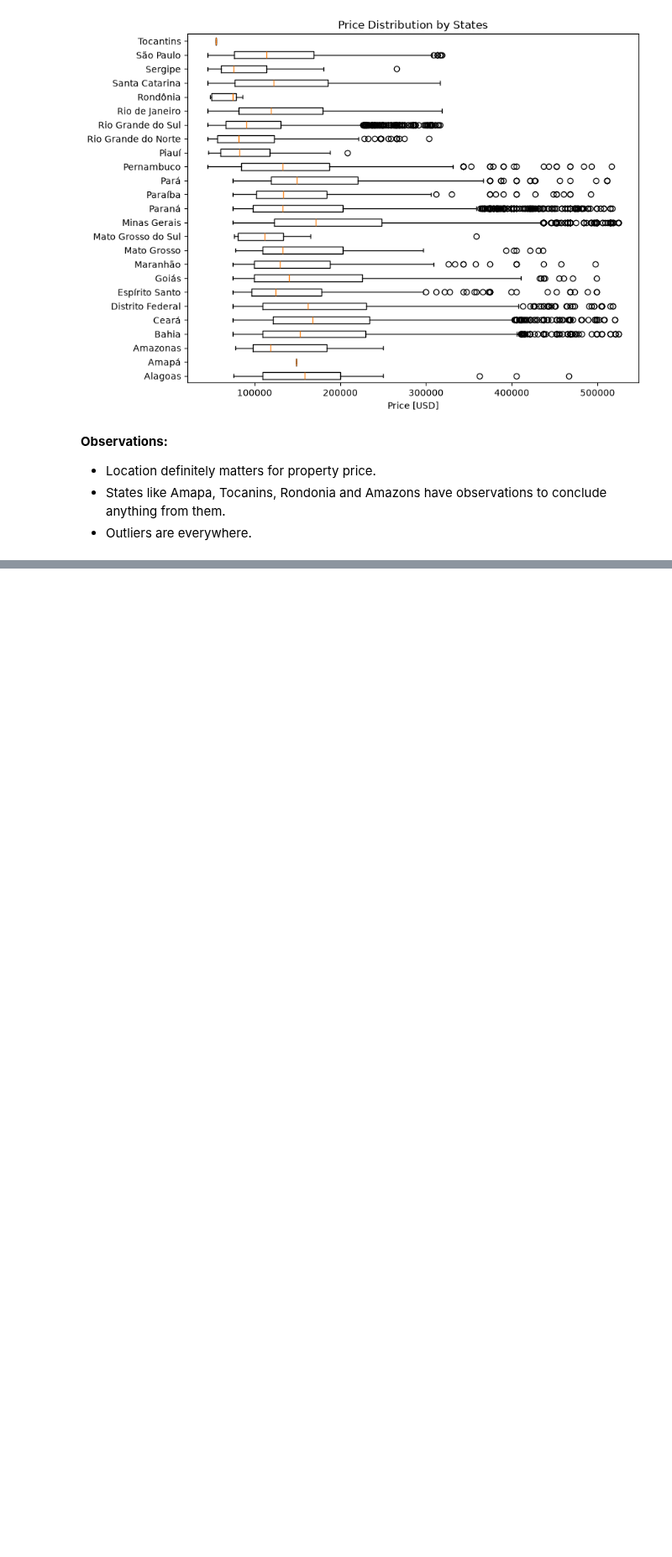
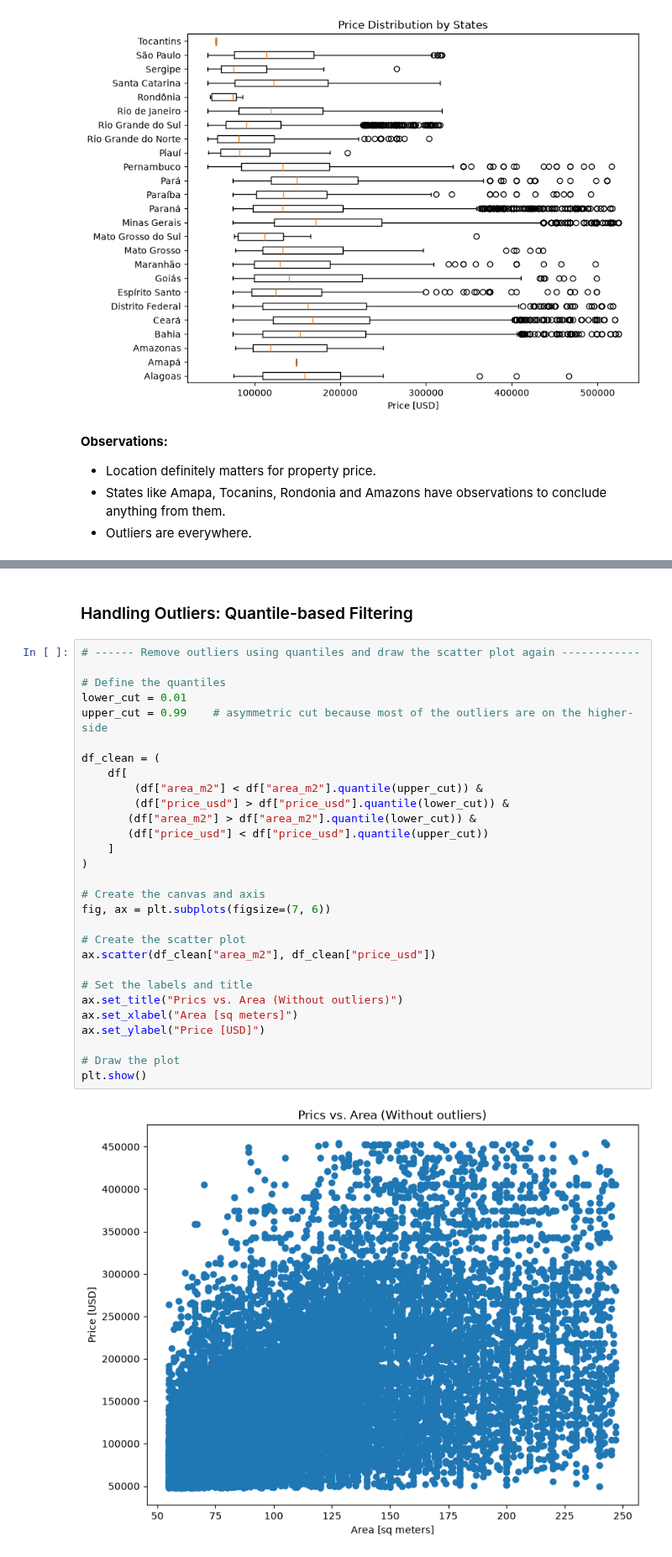
Before and after one commit to rounak173/Brazil-Real-Estate-EDA, a Jupyter notebook: eda_brazil_real_estate.ipynb, the cells around one changed output, grey strips where cells are left out. Shown at 84% size. Saved outputs shown, nothing was run; the diff lists cells and outputs as text; blank space fills up the shorter version.

```diff
--- a/eda_brazil_real_estate.ipynb
+++ b/eda_brazil_real_estate.ipynb
@@ -477,0 +480,33 @@ Name: count, dtype: int64
+# %% [markdown]
+### Handling Outliers: Quantile-based Filtering
+# %%
+# ------ Remove outliers using quantiles and draw the scatter plot again ------------
+
+# Define the quantiles
+lower_cut = 0.01
+upper_cut = 0.99    # asymmetric cut because most of the outliers are on the higher-side
+
+df_clean = (
+    df[
+        (df["area_m2"] < df["area_m2"].quantile(upper_cut)) &
+        (df["price_usd"] > df["price_usd"].quantile(lower_cut)) &
+       (df["area_m2"] > df["area_m2"].quantile(lower_cut)) &
+       (df["price_usd"] < df["price_usd"].quantile(upper_cut))
+    ]
+)
+
+# Create the canvas and axis
+fig, ax = plt.subplots(figsize=(7, 6))
+
+# Create the scatter plot
+ax.scatter(df_clean["area_m2"], df_clean["price_usd"])
+
+# Set the labels and title
+ax.set_title("Prics vs. Area (Without outliers)")
+ax.set_xlabel("Area [sq meters]")
+ax.set_ylabel("Price [USD]")
+
+# Draw the plot
+plt.show()
+# %% [output]
+[figure, added]
```
Also changed, not shown: parts of 30 cells of this notebook.
